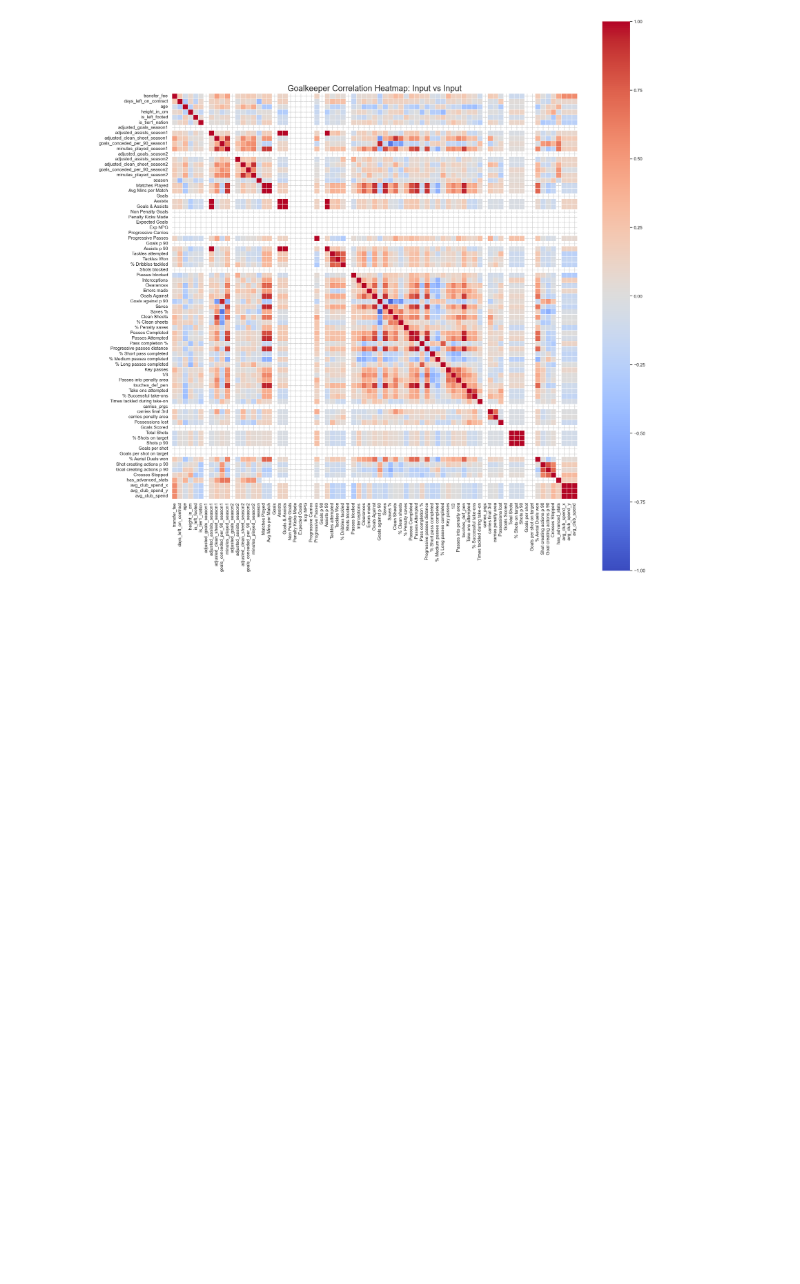
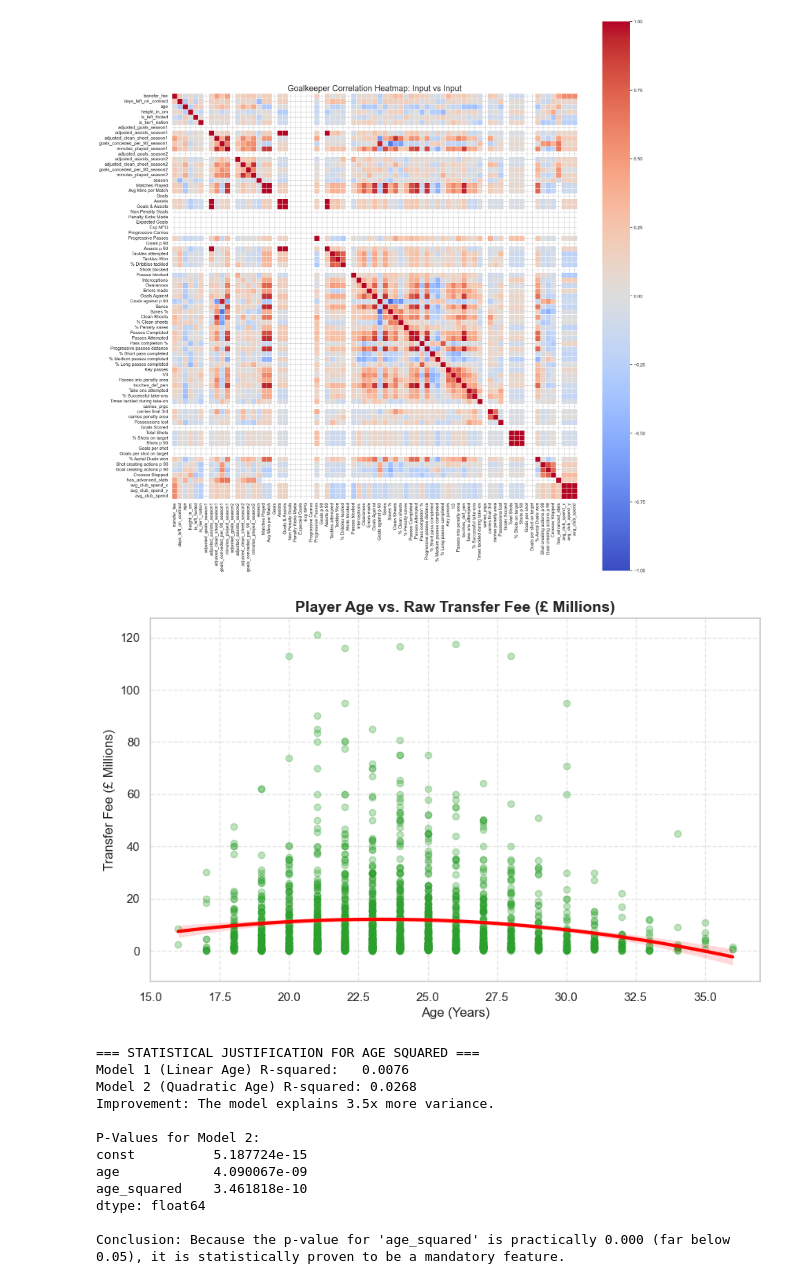
Before and after one commit to Ismaeel220/Machine-Learning-Football-Transfers, a Jupyter notebook: exploratory-data-analysis/exploratory_data_analysis.ipynb, the cells around one changed output. Cells and saved outputs as stored; diff of their text form; code cells hidden in the pictures; blank space fills up the shorter version.

Commit message:
added eda to show age v transfer value is not linear

```diff
--- a/exploratory-data-analysis/exploratory_data_analysis.ipynb
+++ b/exploratory-data-analysis/exploratory_data_analysis.ipynb
@@ -283,2 +334,51 @@ gk_corr_matrix.to_csv('gk_corr_matrix.csv')
 # %% [output]
 [figure]
+# %%
+import pandas as pd
+import numpy as np
+import matplotlib.pyplot as plt
+import seaborn as sns
+import statsmodels.api as sm
+
+# 1. Load the dataset
+df = pd.read_csv('../training-testing-data/transfer_dataset.csv') # Adjust path if needed
+
+# 2. Prepare the data for visualization (Raw £ Millions)
+df['transfer_fee_millions'] = df['transfer_fee'] / 1000000
+
+# 3. Prepare the data for statistical proof (Log transformed for the math model)
+df = df.dropna(subset=['transfer_fee', 'age']) # Drop any accidental blanks
+df['transfer_fee_log'] = np.log1p(df['transfer_fee'])
+df['age_squared'] = df['age'] ** 2
+
+
+plt.figure(figsize=(10, 6))
+
+sns.regplot(
+    x='age',
+    y='transfer_fee_millions',
+    data=df,
+    scatter_kws={'alpha': 0.3, 'color': '#2ca02c'},
+    line_kws={'color': 'red', 'linewidth': 3},
+    order=2 # This forces the curved polynomial line!
+)
+
+plt.title('Player Age vs. Raw Transfer Fee (£ Millions)', fontsize=14, fontweight='bold')
+plt.xlabel('Age (Years)', fontsize=12)
+plt.ylabel('Transfer Fee (£ Millions)', fontsize=12)
+plt.grid(True, linestyle='--', alpha=0.5)
+plt.show()
+# %% [output]
+[figure, added]
+=== STATISTICAL JUSTIFICATION FOR AGE SQUARED ===
+Model 1 (Linear Age) R-squared:   0.0076
+Model 2 (Quadratic Age) R-squared: 0.0268
+Improvement: The model explains 3.5x more variance.
+
+P-Values for Model 2:
+const          5.187724e-15
+age            4.090067e-09
+age_squared    3.461818e-10
+dtype: float64
+
+Conclusion: Because the p-value for 'age_squared' is practically 0.000 (far below 0.05), it is statistically proven to be a mandatory feature.
```
Also changed, not shown: parts of 2 cells of this notebook.
